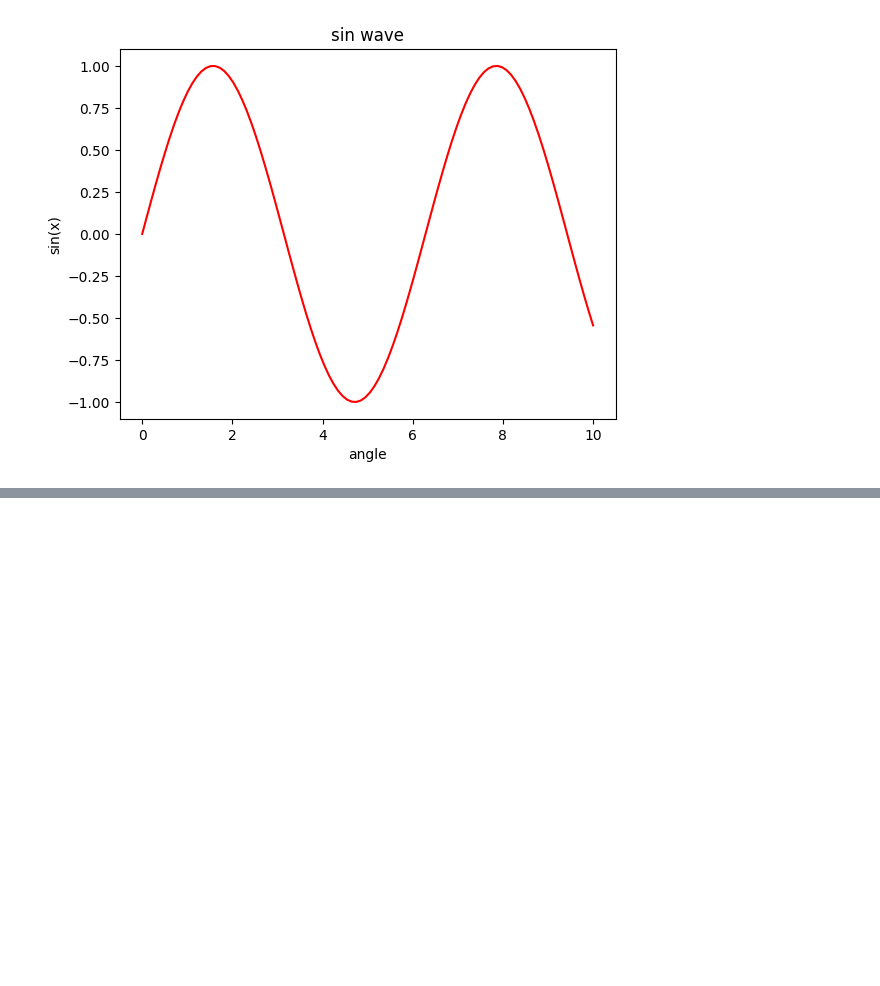
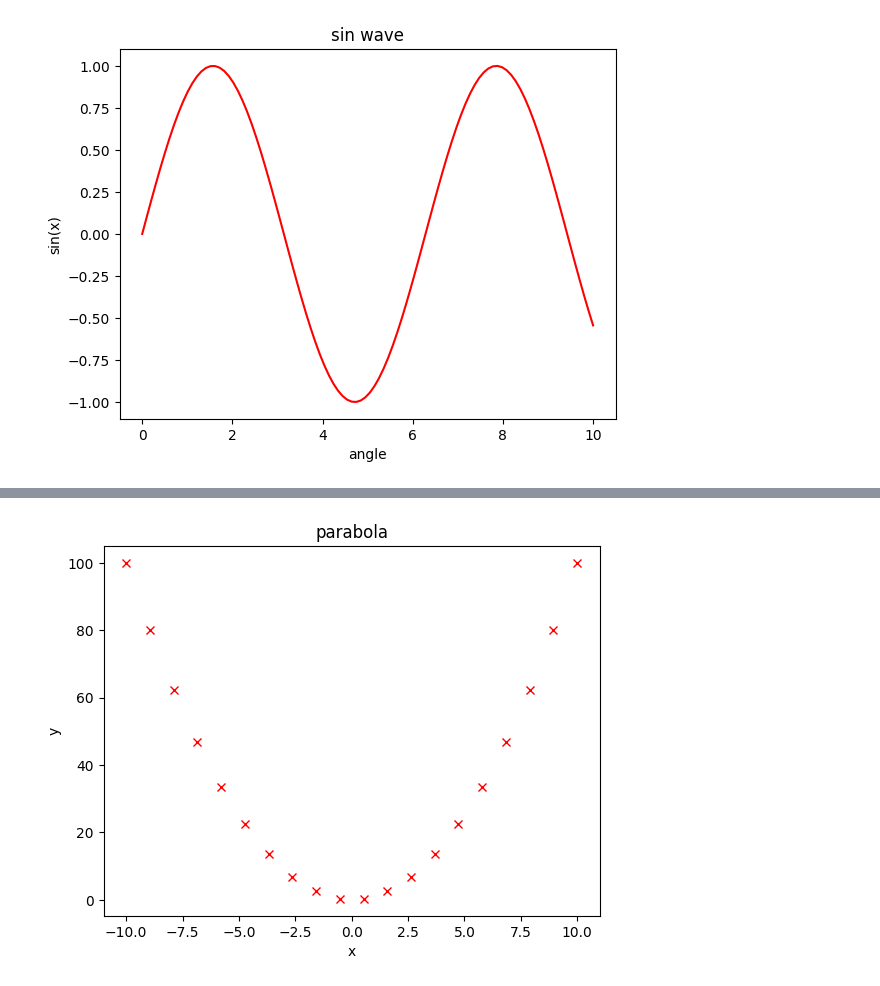
Before and after one commit to dilancodecircle-star/ML-projects-, a Jupyter notebook: matplotlib/tutorial.ipynb, the cells around one changed output, grey strips where cells are left out. Saved outputs shown, nothing was run; the diff lists cells and outputs as text; code cells hidden in the pictures; blank space fills up the shorter version.

```diff
--- a/matplotlib/tutorial.ipynb
+++ b/matplotlib/tutorial.ipynb
@@ -91,0 +115,8 @@ plt.show()
+# %%
+plt.plot(x , y , 'rx')
+plt.xlabel('x')
+plt.ylabel('y')
+plt.title('parabola')
+plt.show()
+# %% [output]
+[figure, added]
```
Also changed, not shown: parts of 2 cells of this notebook.
